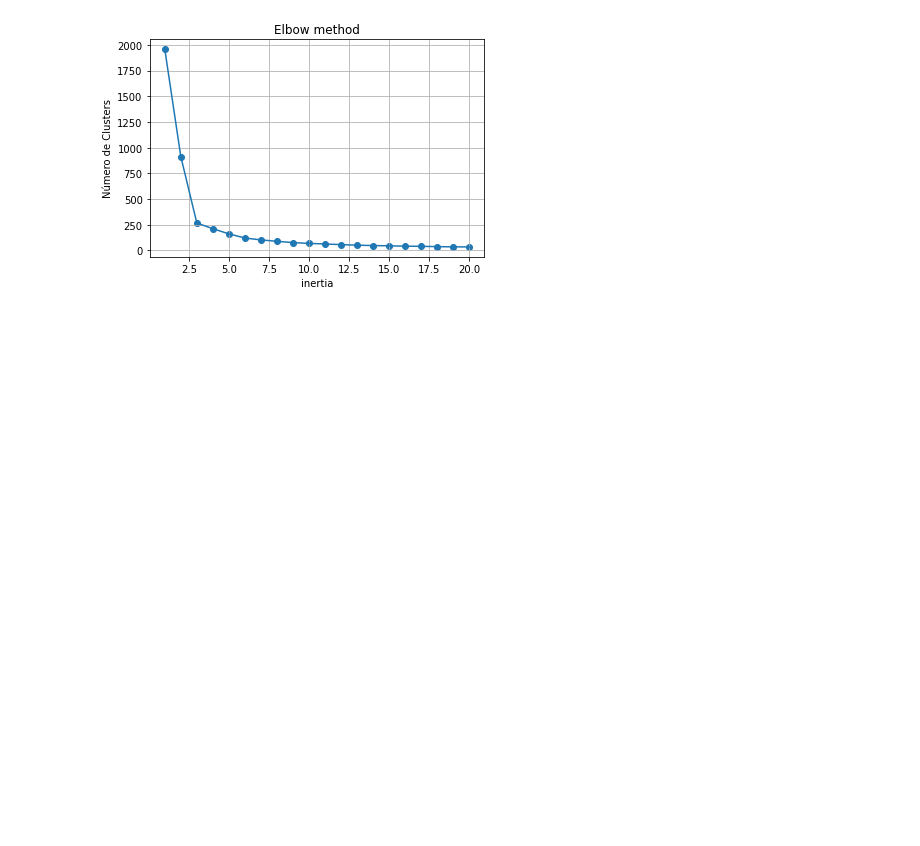
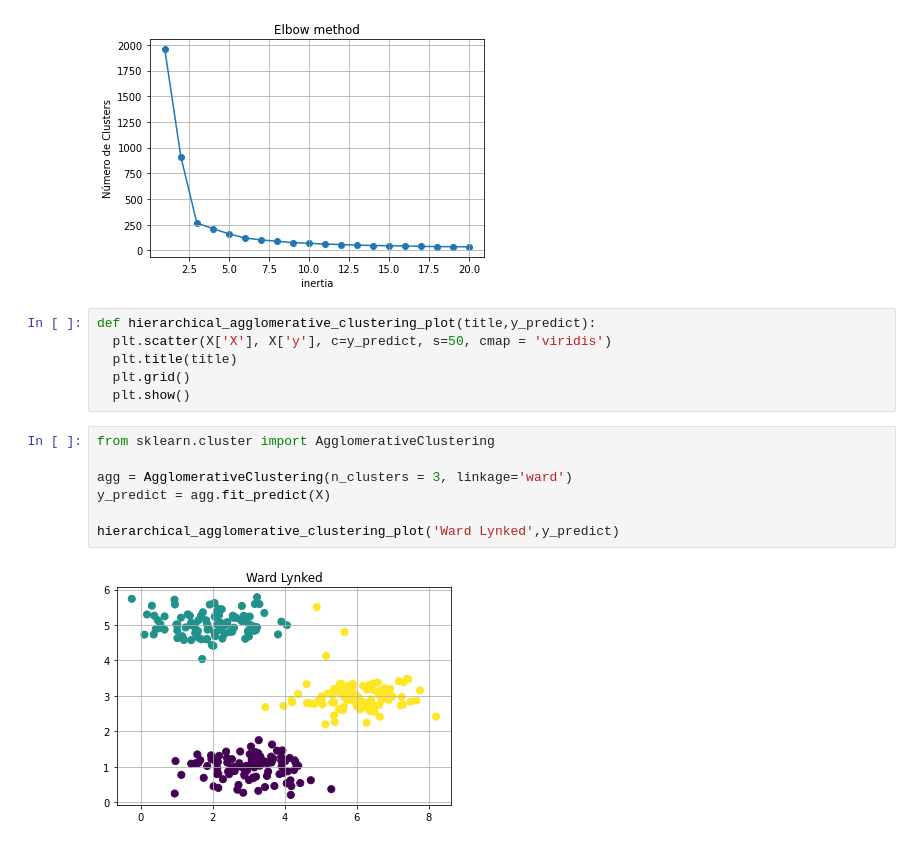
Before and after one commit to fsluizvictor/K-means, a Jupyter notebook: K_means.ipynb, the cells around one changed output. Drawn from its saved outputs; the diff is of its cells as text; blank space fills up the shorter version.

```diff
--- a/K_means.ipynb
+++ b/K_means.ipynb
@@ -67,3 +68,18 @@ plt.grid() #função que desenha a grade no nosso gráfico
 plt.show()
 # %% [output]
 [figure]
+# %%
+def hierarchical_agglomerative_clustering_plot(title,y_predict):
+  plt.scatter(X['X'], X['y'], c=y_predict, s=50, cmap = 'viridis')
+  plt.title(title)
+  plt.grid()
+  plt.show()
+# %%
+from sklearn.cluster import AgglomerativeClustering
+
+agg = AgglomerativeClustering(n_clusters = 3, linkage='ward')
+y_predict = agg.fit_predict(X)
+
+hierarchical_agglomerative_clustering_plot('Ward Lynked',y_predict)
+# %% [output]
+[figure, added]
```
Also changed, not shown: parts of 6 cells of this notebook.
